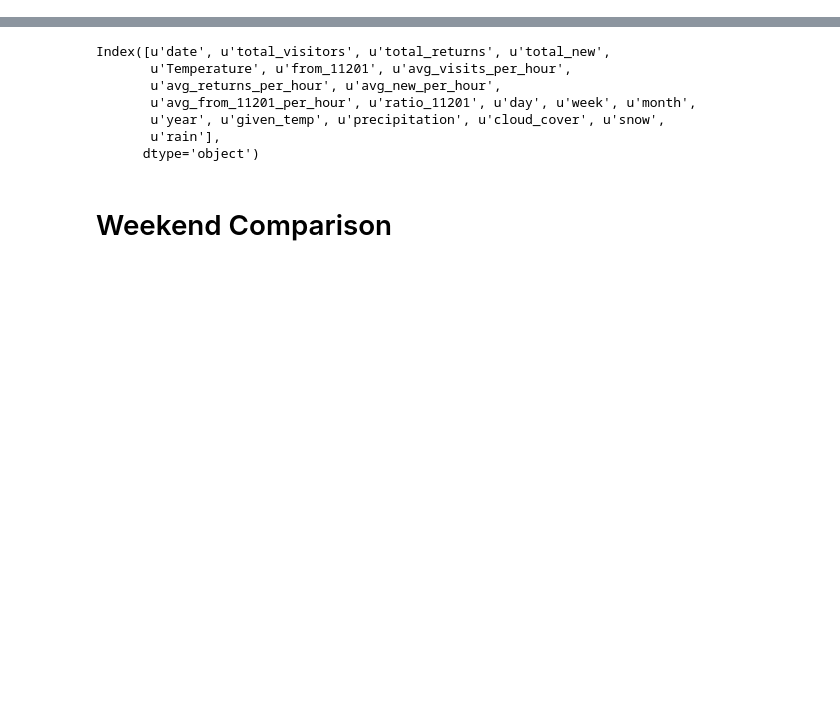
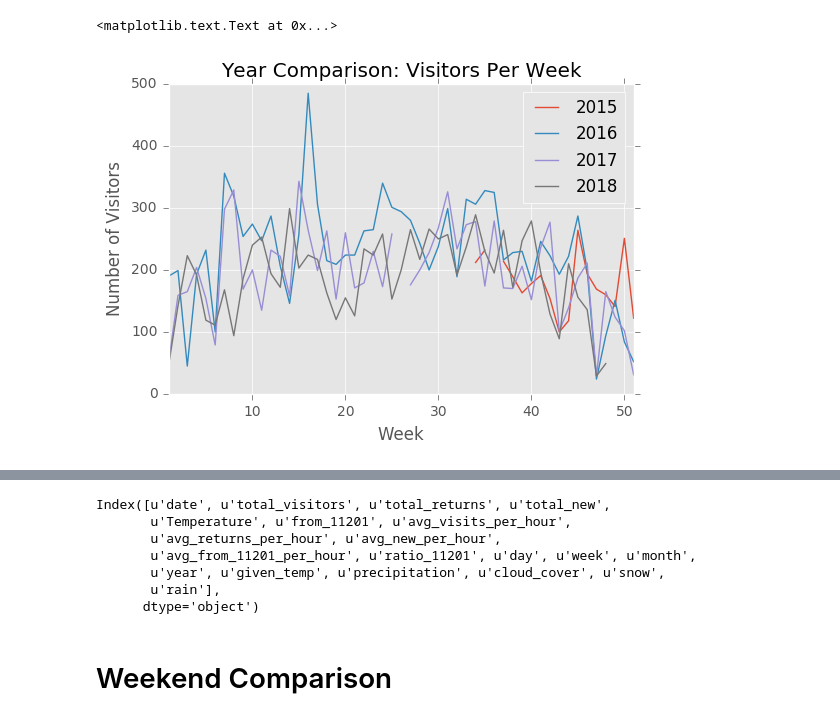
Before and after one commit to Shadhopson/Week1, a Jupyter notebook: Analysis/Year Comparison.ipynb, the cells around one changed output, grey strips where cells are left out. Saved outputs shown, nothing was run; the diff lists cells and outputs as text; code cells hidden in the pictures; blank space fills up the shorter version.

```diff
--- a/Analysis/Year Comparison.ipynb
+++ b/Analysis/Year Comparison.ipynb
@@ -53,0 +58,12 @@ pv2 = pd.pivot_table(summed_date_graph, index=summed_date_graph.index.month, col
+# %%
+week_graph = pv2 = pd.pivot_table(summed_date_graph, index=summed_date_graph.index.week, columns=summed_date_graph.index.year,
+                    values='total_visitors', aggfunc='sum')
+# %%
+week_graph = week_graph.drop(2108, axis=1)
+# %%
+week_graph.plot(title="Year Comparison: Visitors Per Week")
+plt.xlabel("Week")
+plt.ylabel("Number of Visitors")
+# %% [output]
+<matplotlib.text.Text at 0x...>
+[figure, added]
```
Also changed, not shown: parts of 10 cells of this notebook, 26 other files.
